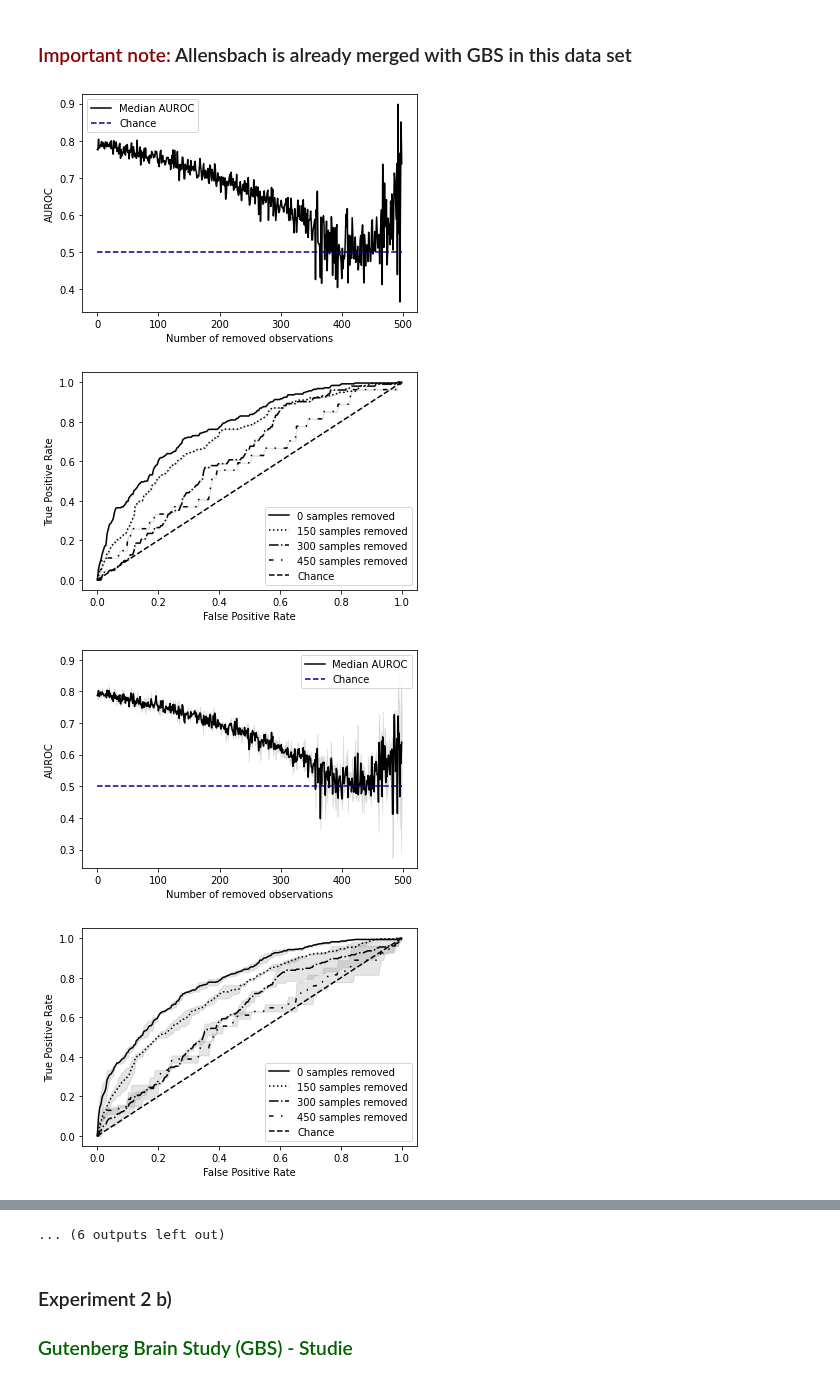
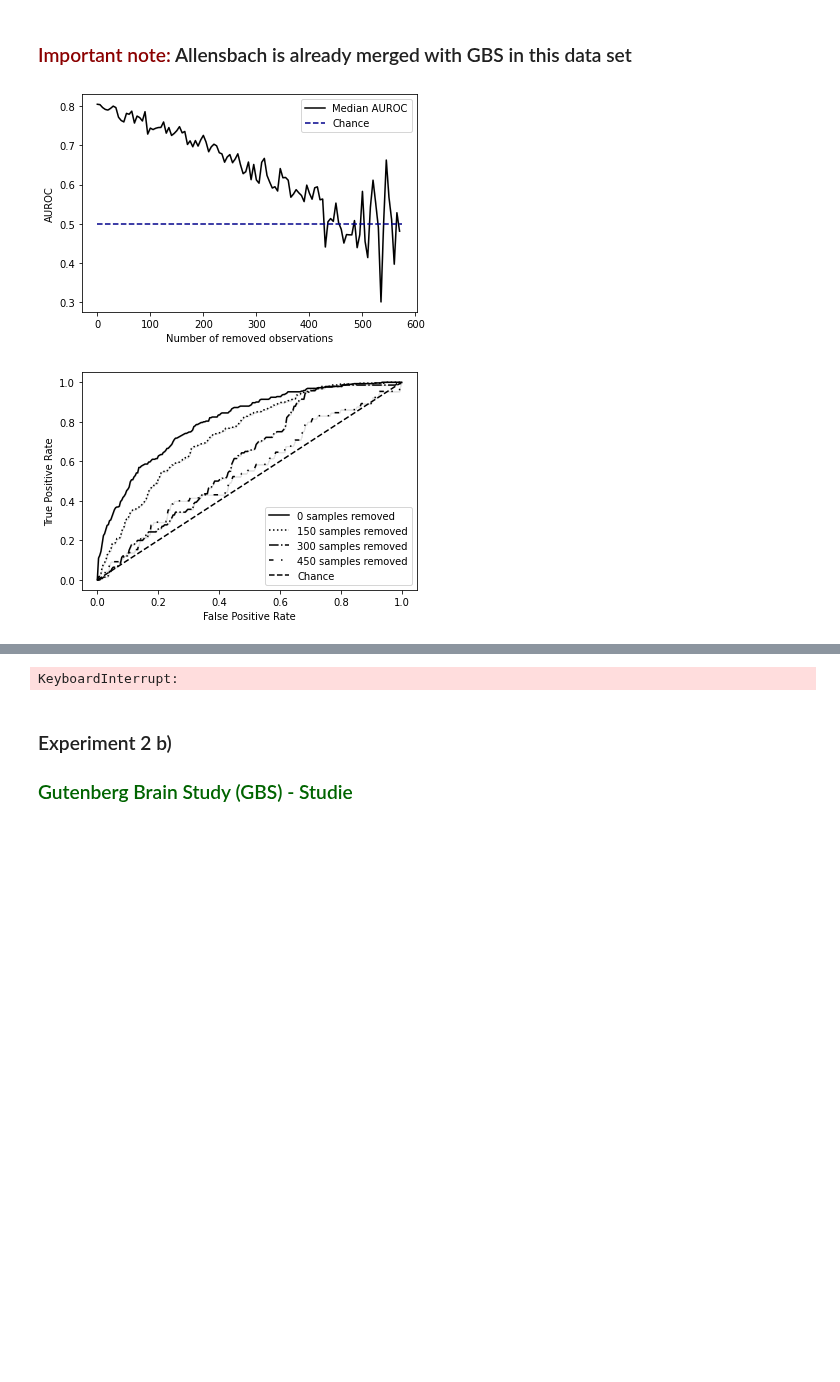
Before and after one commit to laksannathan/maximal-representative-sampling, a Jupyter notebook: src/Maximal Representative Sampling.ipynb, the cells around one changed output, grey strips where cells are left out. Cells and saved outputs as stored; diff of their text form; code cells hidden in the pictures; blank space fills up the shorter version.

```diff
--- a/src/Maximal Representative Sampling.ipynb
+++ b/src/Maximal Representative Sampling.ipynb
@@ -36,10 +37,13 @@ def temperature_sample(softmax: list,
     preds = np.log(softmax) / temperature
     exp_preds = np.exp(preds)
     preds = exp_preds / np.sum(exp_preds)
+
     try:
         probas = np.random.choice(len(preds), drop, replace=False, p=preds)
         return probas
     except ValueError:
+        preds = [0 if x != x else x for x in mylist]
+        preds = exp_preds / np.sum(exp_preds)
         return []
 
 
@@ -120,7 +124,7 @@ def plot_class_ratio(ratios, representative_ratio, result_directory, drop,save=F
     plt.xlabel('Removed Examples')
     plt.ylabel('Ratio')
     plt.plot(ratios, label='non-representative')
-    plt.plot(len(ratios)*drop*[representative_ratio], color='black', linestyle='--', label='representative')
+    plt.plot(len(ratios)*[representative_ratio], color='black', linestyle='--', label='representative')
     plt.legend()
     if save:
         plt.savefig(f'{result_directory}/us_ratio_{temp}_{drop}.pdf')
@@ -182,8 +186,6 @@ def MRS(N: pd.DataFrame,
         * N/Drop: N without the dropped elements
     """
     preds = []
-    N['label'] = 1
-    R['label'] = 0
     bootstrap_iterations = 5
 
     kf = KFold(n_splits=number_of_splits)
@@ -249,11 +251,11 @@ def repeated_MRS(df, columns, temperature, number_of_splits, result_directory, n
 
         # only for US Census experiment
         if us:
-            ratio.append(len(N[N['Above/Below 50K'] == '>50K']) /
-                         (len(N[N['Above/Below 50K'] == '<=50K'])))
+            ratio.extend([len(N[N['Above/Below 50K'] == '>50K']) /
+                         (len(N[N['Above/Below 50K'] == '<=50K']))]*drop)
             if ((i+1) % 10 == 0):
-                plot_class_ratio(ratio, representative_ratio, result_directory, drop, True)
-                plot_auc(auc, result_dir, save=True)
+                plot_class_ratio(ratio, representative_ratio, result_directory, drop, save=True)
+                plot_auc(auc, result_dir, save=False)
 
         if len(N)-drop <= cv or len(N)-drop <= number_of_splits:
             break
@@ -417,11 +423,11 @@ len(us_nonrep_more_low)
 | high (>50K) | 1168               | ????                   |
 # %%
 #temperatures = [0.1, 0.5, 0.8, 1, 0.3]
-temperatures = [0.1]
-drop = 1
+temperatures = [0.5]
+drop = 20
 number_of_splits = 5
-#number_of_iterations = len(us_nonrep_more_low[us_nonrep_more_low['label'] == 1])
-number_of_iterations = 2
+number_of_iterations = int(len(us_nonrep_more_low[us_nonrep_more_low['label'] == 1]) / drop)
+
 test_size = 0.33
 result_dir = os.path.join(os.getcwd(), 'results/us_nonrep_more_low',  datetime.datetime.now().strftime('%Y-%m-%d_%H-%M-%S'))
 os.makedirs(result_dir)
@@ -432,5 +438,5 @@ for temp in tqdm(temperatures):
                     number_of_iterations = number_of_iterations,
                     number_of_splits = number_of_splits, n_drop = drop,
                            test_size = test_size, cv = 3, us = True)
-    plot_auc(auc, result_dir, save=True)
+    plot_auc(auc, result_dir, save=False)
 # %% [output]
@@ -615,41 +547,39 @@ scaler = StandardScaler()
 scaled_allensbach = allensbach.copy(deep=True)
 scaled_allensbach[allensbach_columns] = scaler.fit_transform(scaled_allensbach[allensbach_columns])
 
-drop = 1
+drop = 5
 number_of_splits = 5
 result_dir = os.path.join(os.getcwd(), 'results/gbs_allensbach',
                           datetime.datetime.now().strftime('%Y-%m-%d_%H-%M-%S'))
 os.makedirs(result_dir)
 
 test_size = 0.5
-number_of_iterations = len(scaled_allensbach[scaled_allensbach['label']  == 1])
+number_of_iterations = int(len(scaled_allensbach[scaled_allensbach['label']  == 1]) / drop)
 
 aucs = []
 rocs = []
 
 for temp in tqdm(temperatures):
     allensbach_mrs, auc, roc = repeated_MRS(scaled_allensbach, allensbach_columns, temp,
                     number_of_iterations=number_of_iterations, number_of_splits=number_of_splits,
                         n_drop=drop, test_size=test_size, cv=3, result_directory=result_dir)
     aucs.append(auc)
     rocs.append(roc)
 
     median_rocs = []
     for i in range(len(rocs[0])):
         median_tpr = np.median(np.array(rocs)[:, i, 0], axis = 0)
         median_fpr = np.median(np.array(rocs)[:, i, 1], axis = 0)
         std_tpr = np.std(np.array(rocs)[:, i, 1], axis = 0)
         removed_samples = np.array(rocs)[:, i, 2][0][0]
         median_rocs.append([median_tpr, median_fpr, std_tpr, removed_samples])
 
 
     median_aucs = np.median(aucs, axis = 0)
     std_aucs = np.std(aucs, axis = 0)
 
     plot_auc_median(median_aucs, std_aucs, result_dir, save=True)
     plot_roc(median_rocs, result_dir, save=True)
 # %% [output]
-[figure, old version]
+[figure, new version]
-[figure, old version]
+[figure, new version]
-[figure, removed]
-[figure, removed]
@@ -664,4 +586,4 @@ for temp in tqdm(temperatures):
-... (6 outputs left out)
+KeyboardInterrupt:
 # %% [markdown]
 ### Experiment 2 b)
 ### <font color='darkgreen'>Gutenberg Brain Study (GBS) - Studie</font>  <a name="us"></a>
```
Also changed, not shown: parts of 11 cells of this notebook, 2 other files.
